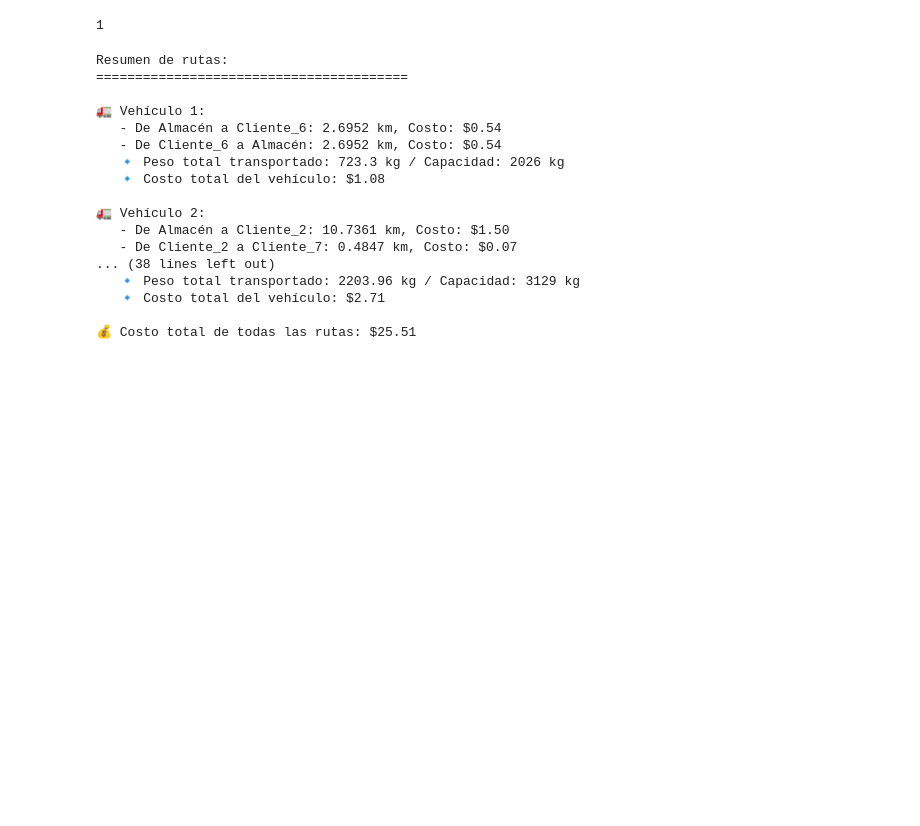
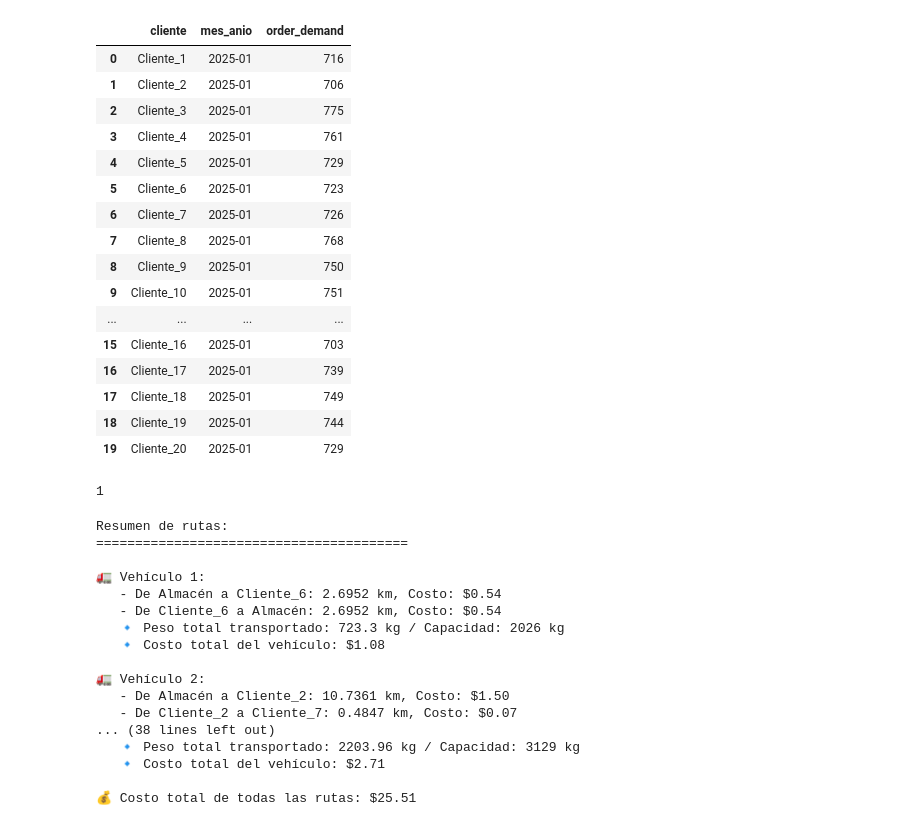
Before and after one commit to GamblerRunner/P1_MercanciasPerecederas, a Jupyter notebook: Notebooks/modeling_final/Caso3_PuLP.ipynb, the cells around one changed output. Saved outputs shown, nothing was run; the diff lists cells and outputs as text; code cells hidden in the pictures; blank space fills up the shorter version.

```diff
--- a/Notebooks/modeling_final/Caso3_PuLP.ipynb
+++ b/Notebooks/modeling_final/Caso3_PuLP.ipynb
@@ -51,10 +51,30 @@ for cliente in order['cliente'].unique():
     resultados.append({
         'cliente': cliente,
         'mes_anio': '2025-01',
-        'order_demand': predicted_demand
+        'order_demand': round(predicted_demand)
     })
 
 df_orders = pd.DataFrame(resultados)
+# %%
+df_orders
+# %% [output]
+|  | cliente | mes_anio | order_demand |
+| 0 | Cliente_1 | 2025-01 | 716 |
+| 1 | Cliente_2 | 2025-01 | 706 |
+| 2 | Cliente_3 | 2025-01 | 775 |
+| 3 | Cliente_4 | 2025-01 | 761 |
+| 4 | Cliente_5 | 2025-01 | 729 |
+| 5 | Cliente_6 | 2025-01 | 723 |
+| 6 | Cliente_7 | 2025-01 | 726 |
+| 7 | Cliente_8 | 2025-01 | 768 |
+| 8 | Cliente_9 | 2025-01 | 750 |
+| 9 | Cliente_10 | 2025-01 | 751 |
+| ... | ... | ... | ... |
+| 15 | Cliente_16 | 2025-01 | 703 |
+| 16 | Cliente_17 | 2025-01 | 739 |
+| 17 | Cliente_18 | 2025-01 | 749 |
+| 18 | Cliente_19 | 2025-01 | 744 |
+| 19 | Cliente_20 | 2025-01 | 729 |
 # %%
 # Definir el problema de optimización
 problem = LpProblem("Ruteo_de_Vehiculos", LpMinimize)
```
Also changed, not shown: 2 other files.
